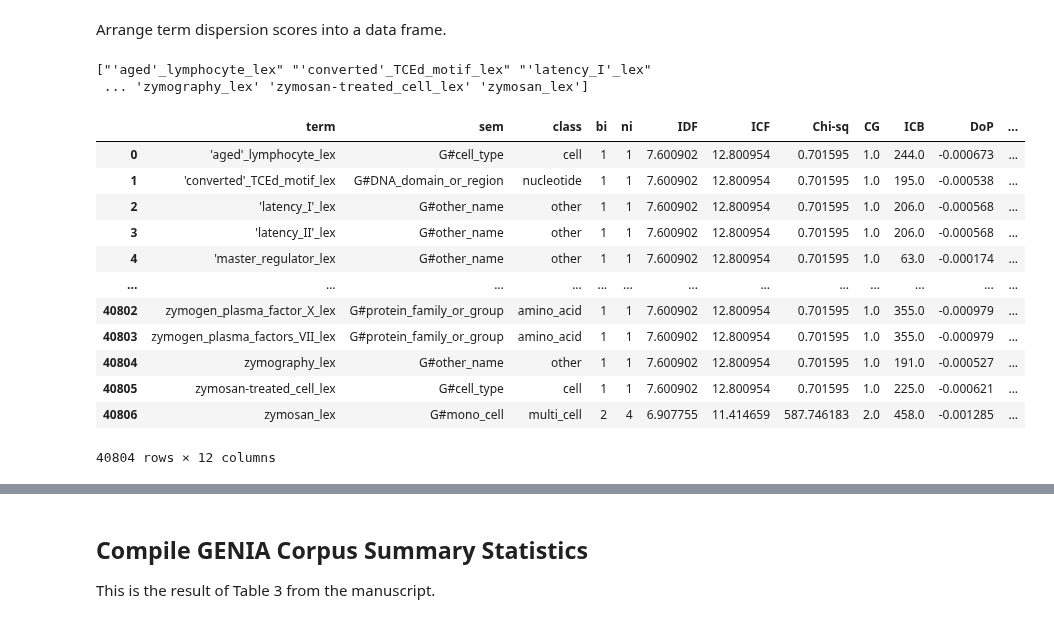
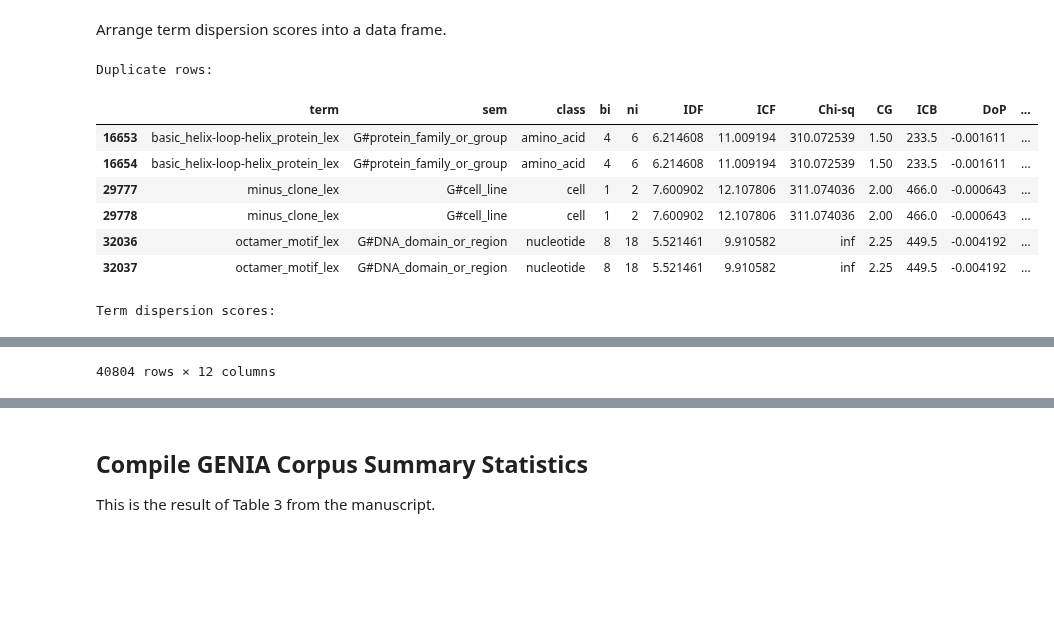
Before and after one commit to Sheridan-Stable/bursty-term-measure, a Jupyter notebook: genia/3-tables/analysis.ipynb, the cells around one changed output, grey strips where cells are left out. Drawn from its saved outputs; the diff is of its cells as text; code cells hidden in the pictures; blank space fills up the shorter version.

```diff
--- a/genia/3-tables/analysis.ipynb
+++ b/genia/3-tables/analysis.ipynb
@@ -93,11 +93,11 @@ lex = np.array(genia_lexical_units_and_sems['lex'])
 lex_sem_dct = dict(zip(lex, sem))
 
 # Create data frame of lexical units, semantic classes, and high-level semantic classes
-vocab_size = len(genia_lexical_units_and_sems) # Number of terms in the vocabulary
+lex_size = len(genia_lexical_units_and_sems) # Number of lexical units in the vocabulary
 high_level_sems_lst = [] # Initialize list for recording high-level semantic classes
 
 # For each term in the vocab, identify low-level semantic class with high-level one
-for index in range(vocab_size):
+for index in range(lex_size):
     low_level_sem = genia_lexical_units_and_sems.iloc[index, 1]
     if low_level_sem in amino_acid_sems:
         high_level_sems_lst.append('amino_acid')
@@ -187,47 +187,44 @@ RICF = wordstats.get_RICF(opt_thetas, N, ICF)
 # %% [markdown]
 Arrange term dispersion scores into a data frame.
 # %%
-print(counter.get_feature_names_out())
+# Initialize term dispersion scores data frame (augmented with ni and bi values)
+term_scores_aug_df = pd.DataFrame(data=
+                    {'lex': counter.get_feature_names_out(),
+                     'IDF': IDF.A[0],
+                     'ICF': ICF.A[0],
+                     'Chi-sq': Chisq,
+                     'CG': CG.A[0],
+                     'ICB': ICB.A[0],
+                     'DoP': DoP.A[0],
+                     'RICF': RICF.A[0],
+                     'bi': B_i.A[0],
+                     'ni': N_i.A[0]})
 
-x = pd.DataFrame(data=
-                         {'lex': counter.get_feature_names_out(),
-                          'IDF': IDF.A[0],
-                          'ICF': ICF.A[0],
-                          'Chi-sq': Chisq,
-                          'CG': CG.A[0],
-                          'ICB': ICB.A[0],
-                          'DoP': DoP.A[0],
-                          'RICF': RICF.A[0],
-                          'bi': B_i.A[0],
-                          'ni': N_i.A[0]})
+# Augment with low-level and high-level semantic classes
+term_scores_aug_df = pd.merge(term_scores_aug_df, genia_lexical_units_and_sems, on='lex', how='left')
 
-merged_df = pd.merge(x, genia_lexical_units_and_sems, on='lex', how='left')
+# Tidy up the data frame
+new_order = ['lex', 'sem', 'class', 'bi', 'ni', 'IDF', 'ICF', 'Chi-sq', 'CG', 'ICB', 'DoP', 'RICF'] # Define column ordering
+term_scores_aug_df = term_scores_aug_df.reindex(columns=new_order)
+term_scores_aug_df = term_scores_aug_df.rename(columns={'lex': 'term'}) # Rename 'lex' column to 'term'
+all_duplicates = term_scores_aug_df[term_scores_aug_df.duplicated(keep=False)] # There are a few duplicate rows for some unknown reason
+print("Duplicate rows:")
+display(all_duplicates)
+term_scores_aug_df = term_scores_aug_df.drop_duplicates() # Drop any duplicate rows
 
-new_order = ["lex", "sem", "class", "bi", "ni", "IDF", "ICF", "Chi-sq", "CG", "ICB", "DoP", "RICF"]
-merged_df = merged_df.reindex(columns=new_order)
-merged_df = merged_df.rename(columns={'lex': 'term'})
-merged_df = merged_df.drop_duplicates()
-
-display(merged_df)
-
-all_duplicates = merged_df[merged_df.duplicated(keep=False)]
-#print(all_duplicates)
+# Print to console
+print("Term dispersion scores:")
+display(term_scores_aug_df)
 
 # Write to TSV
-merged_df.to_csv('term-dispersion-scores.tsv', sep='\t')
+term_scores_aug_df.to_csv('term-dispersion-scores.tsv', sep='\t')
 # %% [output]
-["'aged'_lymphocyte_lex" "'converted'_TCEd_motif_lex" "'latency_I'_lex"
- ... 'zymography_lex' 'zymosan-treated_cell_lex' 'zymosan_lex']
+Duplicate rows:
 |  | term | sem | class | bi | ni | IDF | ICF | Chi-sq | CG | ICB | DoP | ... |
-| 0 | 'aged'_lymphocyte_lex | G#cell_type | cell | 1 | 1 | 7.600902 | 12.800954 | 0.701595 | 1.0 | 244.0 | -0.000673 | ... |
-| 1 | 'converted'_TCEd_motif_lex | G#DNA_domain_or_region | nucleotide | 1 | 1 | 7.600902 | 12.800954 | 0.701595 | 1.0 | 195.0 | -0.000538 | ... |
-| 2 | 'latency_I'_lex | G#other_name | other | 1 | 1 | 7.600902 | 12.800954 | 0.701595 | 1.0 | 206.0 | -0.000568 | ... |
-| 3 | 'latency_II'_lex | G#other_name | other | 1 | 1 | 7.600902 | 12.800954 | 0.701595 | 1.0 | 206.0 | -0.000568 | ... |
-| 4 | 'master_regulator_lex | G#other_name | other | 1 | 1 | 7.600902 | 12.800954 | 0.701595 | 1.0 | 63.0 | -0.000174 | ... |
-| ... | ... | ... | ... | ... | ... | ... | ... | ... | ... | ... | ... | ... |
-| 40802 | zymogen_plasma_factor_X_lex | G#protein_family_or_group | amino_acid | 1 | 1 | 7.600902 | 12.800954 | 0.701595 | 1.0 | 355.0 | -0.000979 | ... |
-| 40803 | zymogen_plasma_factors_VII_lex | G#protein_family_or_group | amino_acid | 1 | 1 | 7.600902 | 12.800954 | 0.701595 | 1.0 | 355.0 | -0.000979 | ... |
-| 40804 | zymography_lex | G#other_name | other | 1 | 1 | 7.600902 | 12.800954 | 0.701595 | 1.0 | 191.0 | -0.000527 | ... |
-| 40805 | zymosan-treated_cell_lex | G#cell_type | cell | 1 | 1 | 7.600902 | 12.800954 | 0.701595 | 1.0 | 225.0 | -0.000621 | ... |
-| 40806 | zymosan_lex | G#mono_cell | multi_cell | 2 | 4 | 6.907755 | 11.414659 | 587.746183 | 2.0 | 458.0 | -0.001285 | ... |
+| 16653 | basic_helix-loop-helix_protein_lex | G#protein_family_or_group | amino_acid | 4 | 6 | 6.214608 | 11.009194 | 310.072539 | 1.50 | 233.5 | -0.001611 | ... |
+| 16654 | basic_helix-loop-helix_protein_lex | G#protein_family_or_group | amino_acid | 4 | 6 | 6.214608 | 11.009194 | 310.072539 | 1.50 | 233.5 | -0.001611 | ... |
+| 29777 | minus_clone_lex | G#cell_line | cell | 1 | 2 | 7.600902 | 12.107806 | 311.074036 | 2.00 | 466.0 | -0.000643 | ... |
+| 29778 | minus_clone_lex | G#cell_line | cell | 1 | 2 | 7.600902 | 12.107806 | 311.074036 | 2.00 | 466.0 | -0.000643 | ... |
+| 32036 | octamer_motif_lex | G#DNA_domain_or_region | nucleotide | 8 | 18 | 5.521461 | 9.910582 | inf | 2.25 | 449.5 | -0.004192 | ... |
+| 32037 | octamer_motif_lex | G#DNA_domain_or_region | nucleotide | 8 | 18 | 5.521461 | 9.910582 | inf | 2.25 | 449.5 | -0.004192 | ... |
-40804 rows × 12 columns
+Term dispersion scores:
@@ -233,0 +243 @@ merged_df.to_csv('term-dispersion-scores.tsv', sep='\t')
+40804 rows × 12 columns
```
Also changed, not shown: parts of 19 cells of this notebook.
